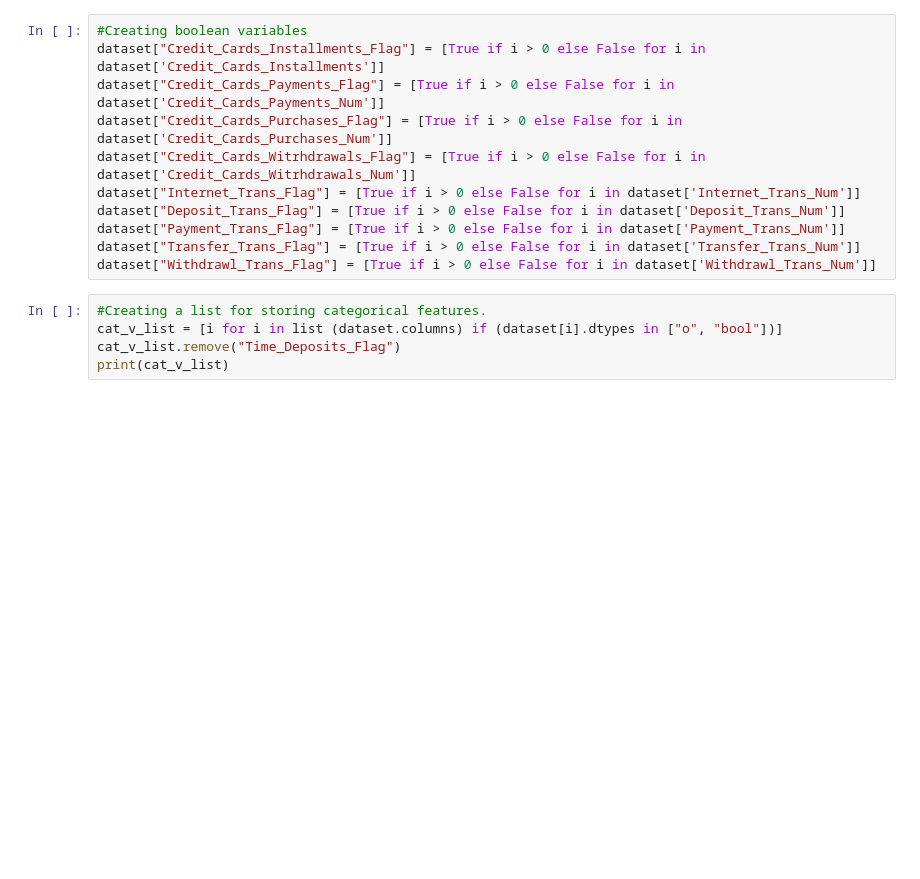
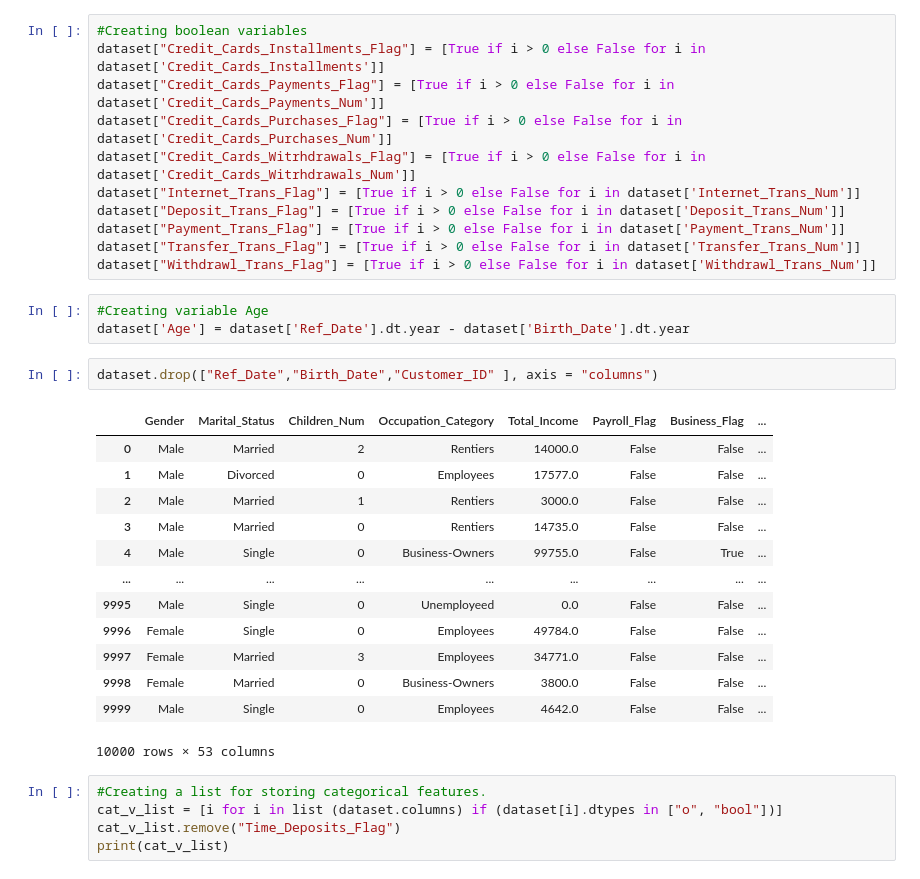
Before and after one commit to Doll03/4IZ480, a Jupyter notebook: Code/notebook.ipynb, the cells around one changed output. Drawn from its saved outputs; the diff is of its cells as text; blank space fills up the shorter version.

```diff
--- a/Code/notebook.ipynb
+++ b/Code/notebook.ipynb
@@ -49,6 +48,25 @@ dataset["Deposit_Trans_Flag"] = [True if i > 0 else False for i in dataset['Depo
 dataset["Payment_Trans_Flag"] = [True if i > 0 else False for i in dataset['Payment_Trans_Num']]
 dataset["Transfer_Trans_Flag"] = [True if i > 0 else False for i in dataset['Transfer_Trans_Num']]
 dataset["Withdrawl_Trans_Flag"] = [True if i > 0 else False for i in dataset['Withdrawl_Trans_Num']]
+# %%
+#Creating variable Age
+dataset['Age'] = dataset['Ref_Date'].dt.year - dataset['Birth_Date'].dt.year
+# %%
+dataset.drop(["Ref_Date","Birth_Date","Customer_ID" ], axis = "columns")
+# %% [output]
+|  | Gender | Marital_Status | Children_Num | Occupation_Category | Total_Income | Payroll_Flag | Business_Flag | ... |
+| 0 | Male | Married | 2 | Rentiers | 14000.0 | False | False | ... |
+| 1 | Male | Divorced | 0 | Employees | 17577.0 | False | False | ... |
+| 2 | Male | Married | 1 | Rentiers | 3000.0 | False | False | ... |
+| 3 | Male | Married | 0 | Rentiers | 14735.0 | False | False | ... |
+| 4 | Male | Single | 0 | Business-Owners | 99755.0 | False | True | ... |
+| ... | ... | ... | ... | ... | ... | ... | ... | ... |
+| 9995 | Male | Single | 0 | Unemployeed | 0.0 | False | False | ... |
+| 9996 | Female | Single | 0 | Employees | 49784.0 | False | False | ... |
+| 9997 | Female | Married | 3 | Employees | 34771.0 | False | False | ... |
+| 9998 | Female | Married | 0 | Business-Owners | 3800.0 | False | False | ... |
+| 9999 | Male | Single | 0 | Employees | 4642.0 | False | False | ... |
+10000 rows × 53 columns
 # %%
 #Creating a list for storing categorical features.
 cat_v_list = [i for i in list (dataset.columns) if (dataset[i].dtypes in ["o", "bool"])]
```
Also changed, not shown: parts of 3 cells of this notebook.
